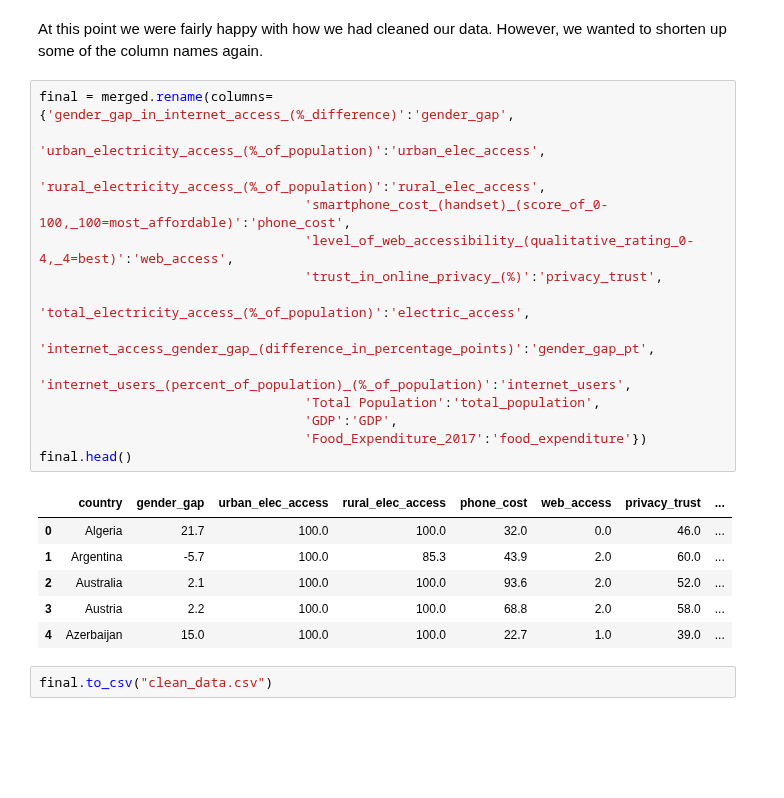
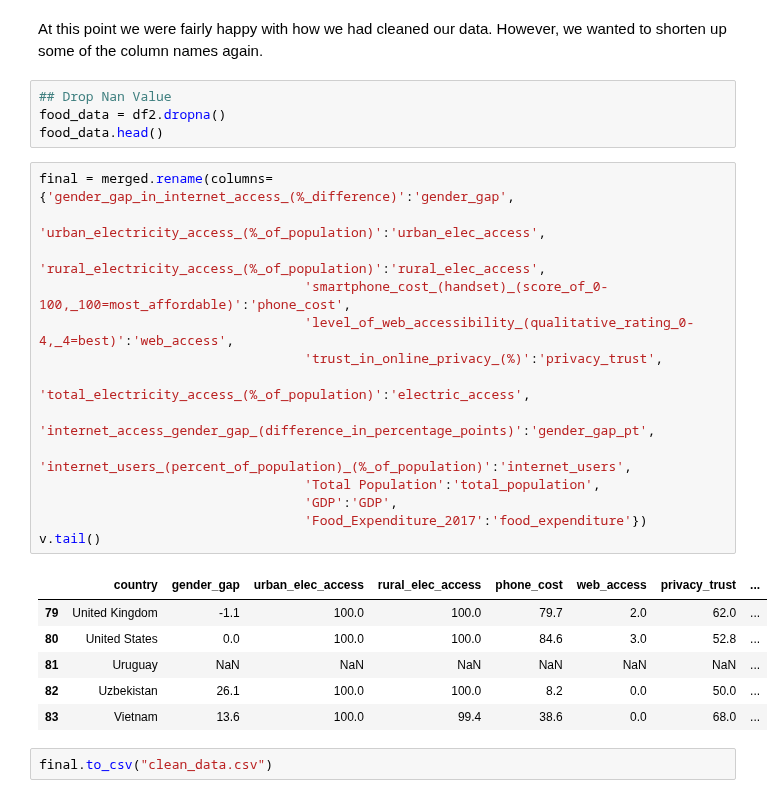
Before and after one commit to tklausner/info2950-project, a Jupyter notebook: Appendix_1_Data_Cleaning.ipynb, the cells around one changed output. Drawn from its saved outputs; the diff is of its cells as text; blank space fills up the shorter version.

Commit message:
fixed cleaning data

```diff
--- a/Appendix_1_Data_Cleaning.ipynb
+++ b/Appendix_1_Data_Cleaning.ipynb
@@ -181,26 +181,30 @@ merged = pd.merge(internet_data, food_data, how ='right', on = ['country'])
 merged = merged.drop(columns=['Abreviation','Year', 'Continent'].copy())
 # %% [markdown]
 At this point we were fairly happy with how we had cleaned our data. However, we wanted to shorten up some of the column names again.
+# %%
+## Drop Nan Value
+food_data = df2.dropna()
+food_data.head()
 # %%
 final = merged.rename(columns={'gender_gap_in_internet_access_(%_difference)':'gender_gap',
                                   'urban_electricity_access_(%_of_population)':'urban_elec_access',
                                   'rural_electricity_access_(%_of_population)':'rural_elec_access',
                                   'smartphone_cost_(handset)_(score_of_0-100,_100=most_affordable)':'phone_cost',
                                   'level_of_web_accessibility_(qualitative_rating_0-4,_4=best)':'web_access',
                                   'trust_in_online_privacy_(%)':'privacy_trust',
                                   'total_electricity_access_(%_of_population)':'electric_access',
                                   'internet_access_gender_gap_(difference_in_percentage_points)':'gender_gap_pt',
                                   'internet_users_(percent_of_population)_(%_of_population)':'internet_users',
                                   'Total Population':'total_population',
                                   'GDP':'GDP',
                                   'Food_Expenditure_2017':'food_expenditure'})
-final.head()
+v.tail()
 # %% [output]
 |  | country | gender_gap | urban_elec_access | rural_elec_access | phone_cost | web_access | privacy_trust | ... |
-| 0 | Algeria | 21.7 | 100.0 | 100.0 | 32.0 | 0.0 | 46.0 | ... |
-| 1 | Argentina | -5.7 | 100.0 | 85.3 | 43.9 | 2.0 | 60.0 | ... |
-| 2 | Australia | 2.1 | 100.0 | 100.0 | 93.6 | 2.0 | 52.0 | ... |
-| 3 | Austria | 2.2 | 100.0 | 100.0 | 68.8 | 2.0 | 58.0 | ... |
-| 4 | Azerbaijan | 15.0 | 100.0 | 100.0 | 22.7 | 1.0 | 39.0 | ... |
+| 79 | United Kingdom | -1.1 | 100.0 | 100.0 | 79.7 | 2.0 | 62.0 | ... |
+| 80 | United States | 0.0 | 100.0 | 100.0 | 84.6 | 3.0 | 52.8 | ... |
+| 81 | Uruguay | NaN | NaN | NaN | NaN | NaN | NaN | ... |
+| 82 | Uzbekistan | 26.1 | 100.0 | 100.0 | 8.2 | 0.0 | 50.0 | ... |
+| 83 | Vietnam | 13.6 | 100.0 | 99.4 | 38.6 | 0.0 | 68.0 | ... |
 # %%
 final.to_csv("clean_data.csv")
```
Also changed, not shown: parts of 2 cells of this notebook, 1 other file.
